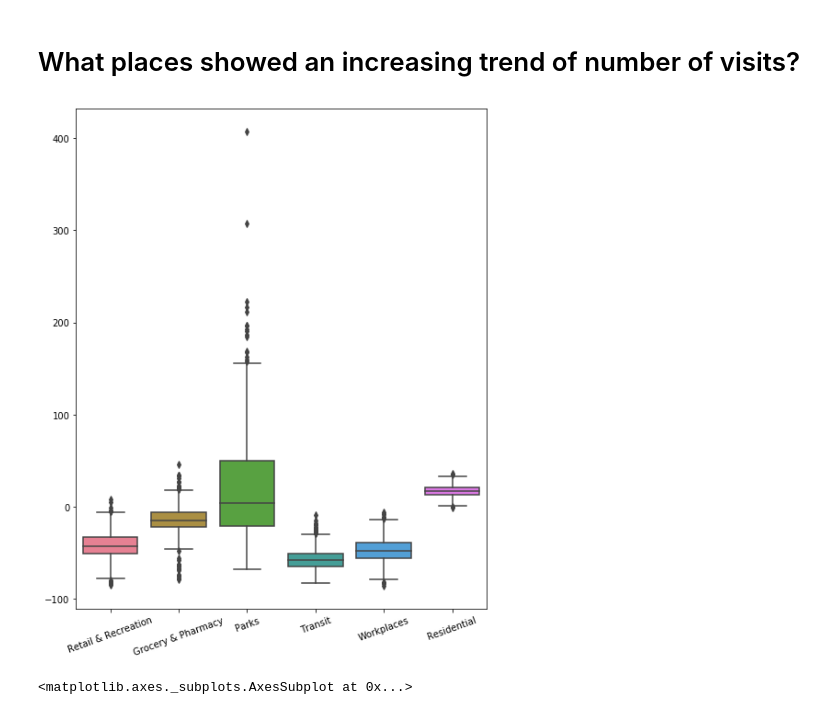
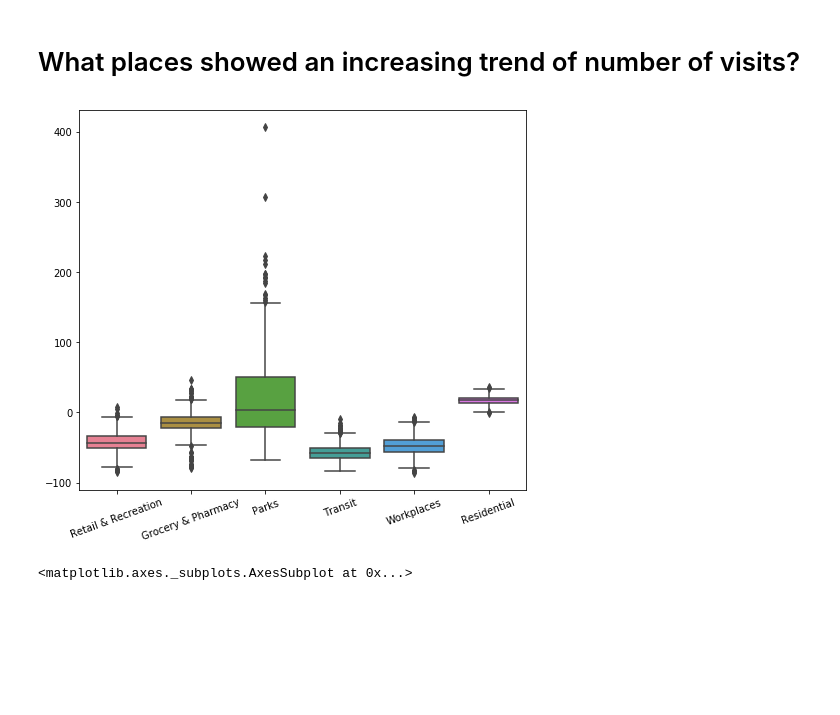
Before and after one commit to francomomo/DataFest-2020, a Jupyter notebook: scripts/Python/data_exploration.ipynb, the cells around one changed output. Cells and saved outputs as stored; diff of their text form; code cells hidden in the pictures; blank space fills up the shorter version.

```diff
--- a/scripts/Python/data_exploration.ipynb
+++ b/scripts/Python/data_exploration.ipynb
@@ -25,13 +25,13 @@ provinces_mobility = provinces_mobility.rename(columns={'retail_recreation': 'Re
                                                        'workplaces': 'Workplaces', 'residential': 'Residential'})
 # %%
 places = ['Retail & Recreation', 'Grocery & Pharmacy', 'Parks', 'Transit', 'Workplaces', 'Residential']
-plt.figure(figsize=(8, 10))
+plt.figure(figsize=(8, 7))
 boxplot = sns.boxplot(data=provinces_mobility[places], palette='husl')
 boxplot.set_xticklabels(labels=places, rotation=20)
 fig = boxplot.get_figure()
 fig.savefig("output.png", dpi=400)
 # %% [output]
-[figure, old version]
+[figure, new version]
 # %%
 sns.distplot(provinces_mobility['parks'], color='b')
 # %% [output]
```
Also changed, not shown: 2 other files.
